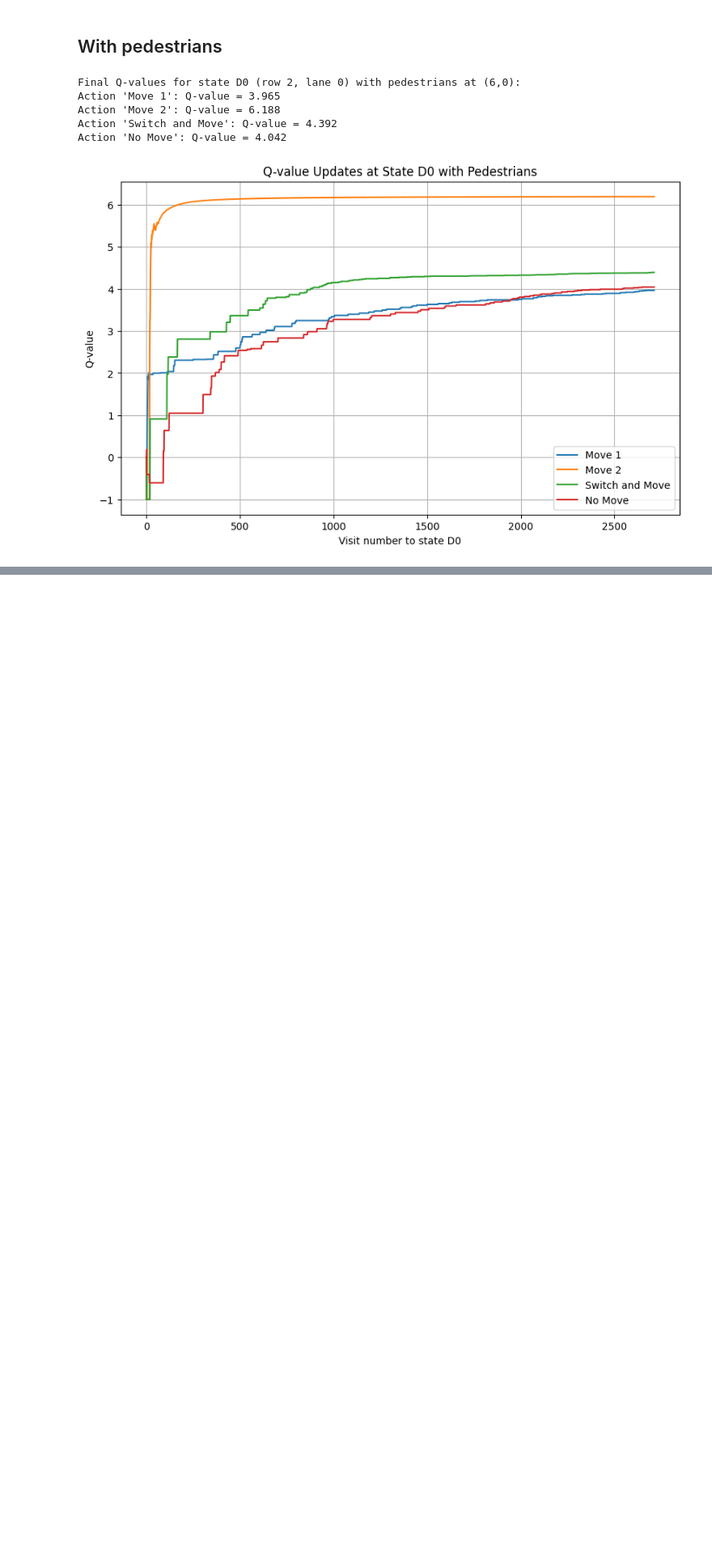
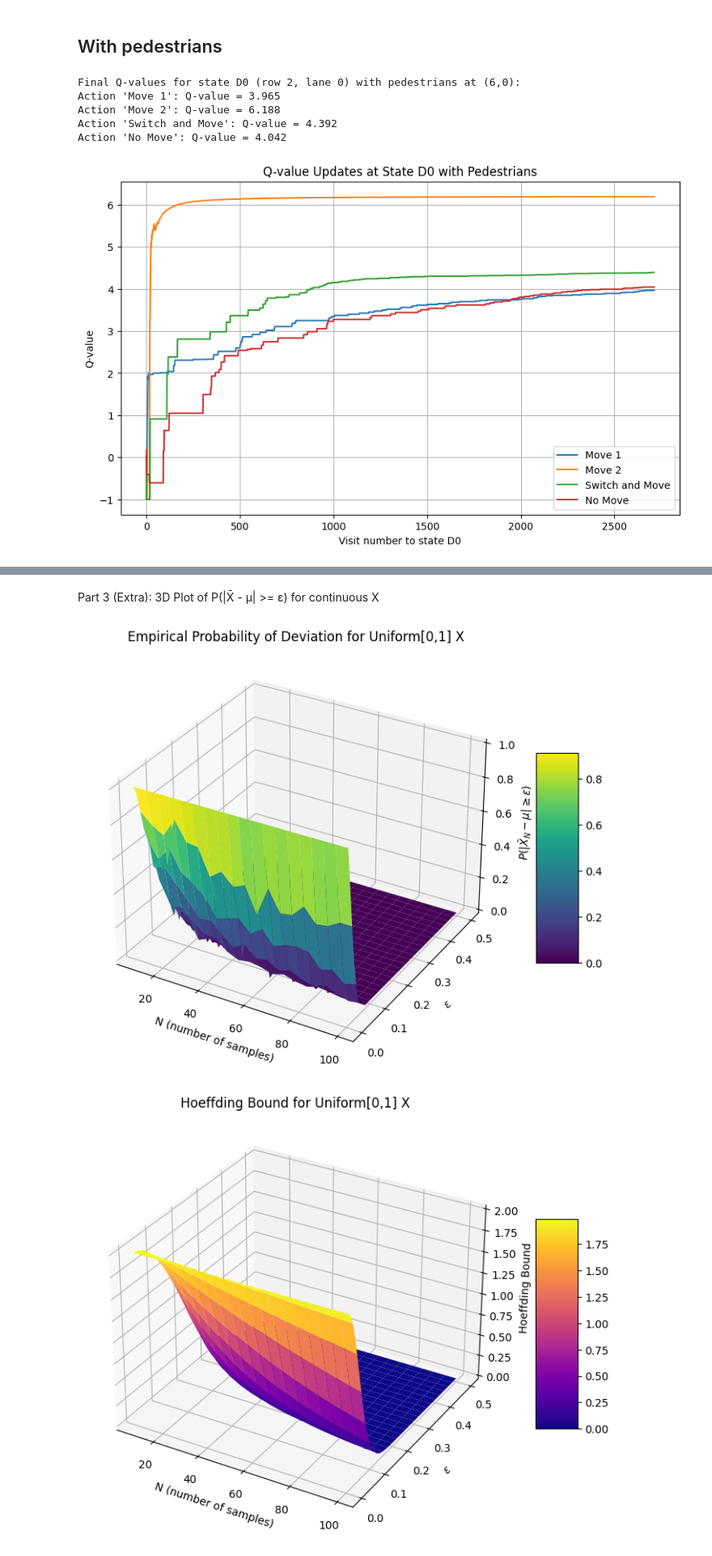
Before and after one commit to Chuchoruto/257-PA3, a Jupyter notebook: pa3.ipynb, the cells around one changed output, grey strips where cells are left out. Shown at 81% size. Cells and saved outputs as stored; diff of their text form; code cells hidden in the pictures; blank space fills up the shorter version.

```diff
--- a/pa3.ipynb
+++ b/pa3.ipynb
@@ -580,0 +648,53 @@ Action 'No Move': Q-value = 4.042
+# %% [markdown]
+Part 3 (Extra): 3D Plot of P(|X̄ - μ| >= ε) for continuous X
+# %%
+mu_cont = 0.5
+
+def sample_X_cont():
+    return random.random()
+
+N_vals = np.arange(10, 101, 5)
+epsilons = np.linspace(0, 0.5, 51)
+
+prob_estimates = np.zeros((len(N_vals), len(epsilons)))
+
+num_trials = 100
+for i, N in enumerate(N_vals):
+    for j, eps in enumerate(epsilons):
+        count_exceed = 0
+        for _ in range(num_trials):
+            samples = [sample_X_cont() for _ in range(N)]
+            X_bar = np.mean(samples)
+            if abs(X_bar - mu_cont) >= eps:
+                count_exceed += 1
+        prob_estimates[i, j] = count_exceed / num_trials
+
+
+from mpl_toolkits.mplot3d import Axes3D
+
+N_mesh, eps_mesh = np.meshgrid(N_vals, epsilons, indexing='ij')
+
+fig = plt.figure(figsize=(10,7))
+ax = fig.add_subplot(111, projection='3d')
+surf = ax.plot_surface(N_mesh, eps_mesh, prob_estimates, cmap='viridis', edgecolor='none')
+ax.set_xlabel('N (number of samples)')
+ax.set_ylabel(r'$\varepsilon$')
+ax.set_zlabel(r'$P(|\bar{X}_N-\mu| \geq \varepsilon)$')
+ax.set_title('Empirical Probability of Deviation for Uniform[0,1] X')
+fig.colorbar(surf, shrink=0.5, aspect=5)
+plt.show()
+
+hoeffding_grid = 2 * np.exp(-2 * (eps_mesh**2) * N_mesh)
+
+fig = plt.figure(figsize=(10,7))
+ax = fig.add_subplot(111, projection='3d')
+surf2 = ax.plot_surface(N_mesh, eps_mesh, hoeffding_grid, cmap='plasma', edgecolor='none')
+ax.set_xlabel('N (number of samples)')
+ax.set_ylabel(r'$\varepsilon$')
+ax.set_zlabel('Hoeffding Bound')
+ax.set_title('Hoeffding Bound for Uniform[0,1] X')
+fig.colorbar(surf2, shrink=0.5, aspect=5)
+plt.show()
+# %% [output]
+[figure, added]
+[figure, added]
```
Also changed, not shown: parts of 7 cells of this notebook.
